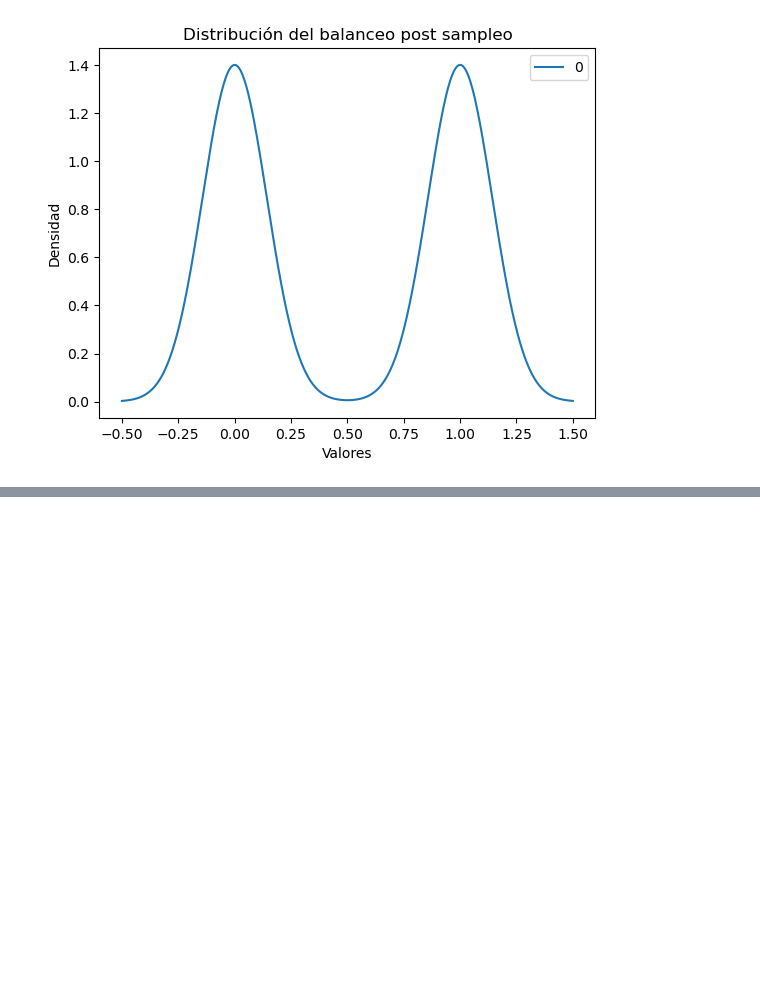
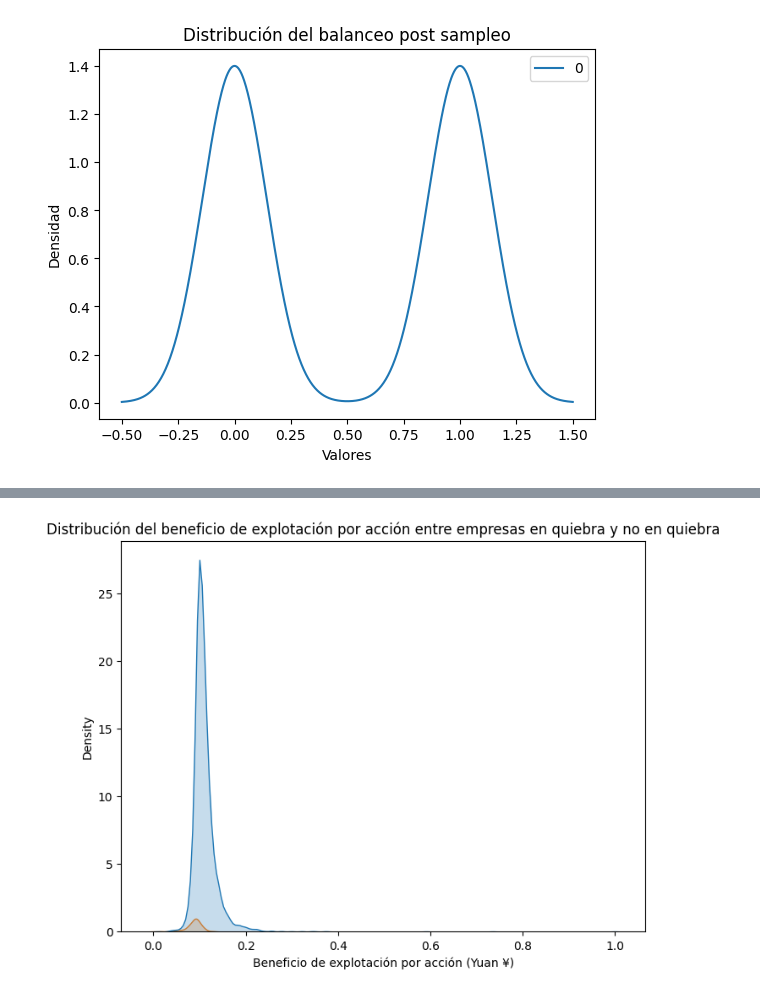
Before and after one commit to AxelCHCR/ProyectoI_AI, a Jupyter notebook: proyecto.ipynb, the cells around one changed output, grey strips where cells are left out. Cells and saved outputs as stored; diff of their text form; code cells hidden in the pictures; blank space fills up the shorter version.

```diff
--- a/proyecto.ipynb
+++ b/proyecto.ipynb
@@ -281,0 +437,9 @@ weighted avg       0.58      0.58      0.58       108
+# %%
+plt.figure(figsize=(8, 6))
+sns.kdeplot(data=dataset, x='Operating Profit Per Share (Yuan ¥)', hue='Bankrupt?', fill=True, legend=False)
+plt.title('Distribución del beneficio de explotación por acción entre empresas en quiebra y no en quiebra')
+plt.xlabel('Beneficio de explotación por acción (Yuan ¥)')
+plt.ylabel('Density')
+plt.show()
+# %% [output]
+[figure, added]
```
Also changed, not shown: parts of 62 cells of this notebook, 1 other file.
